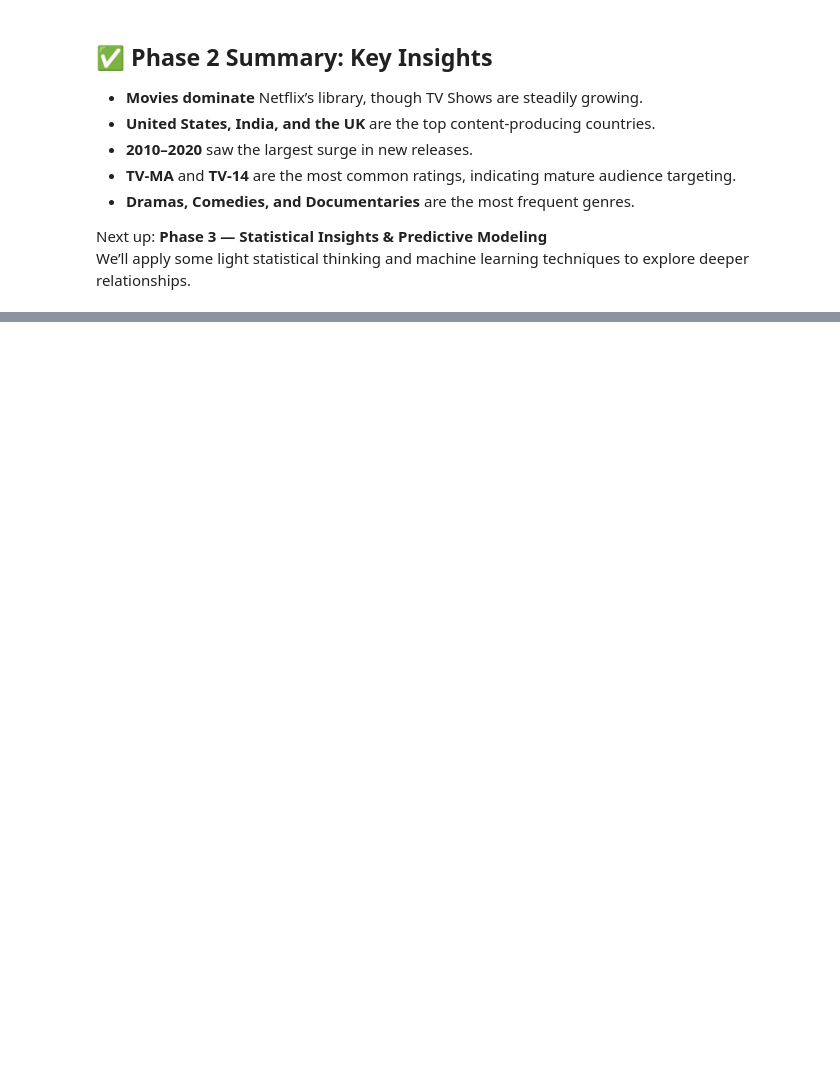
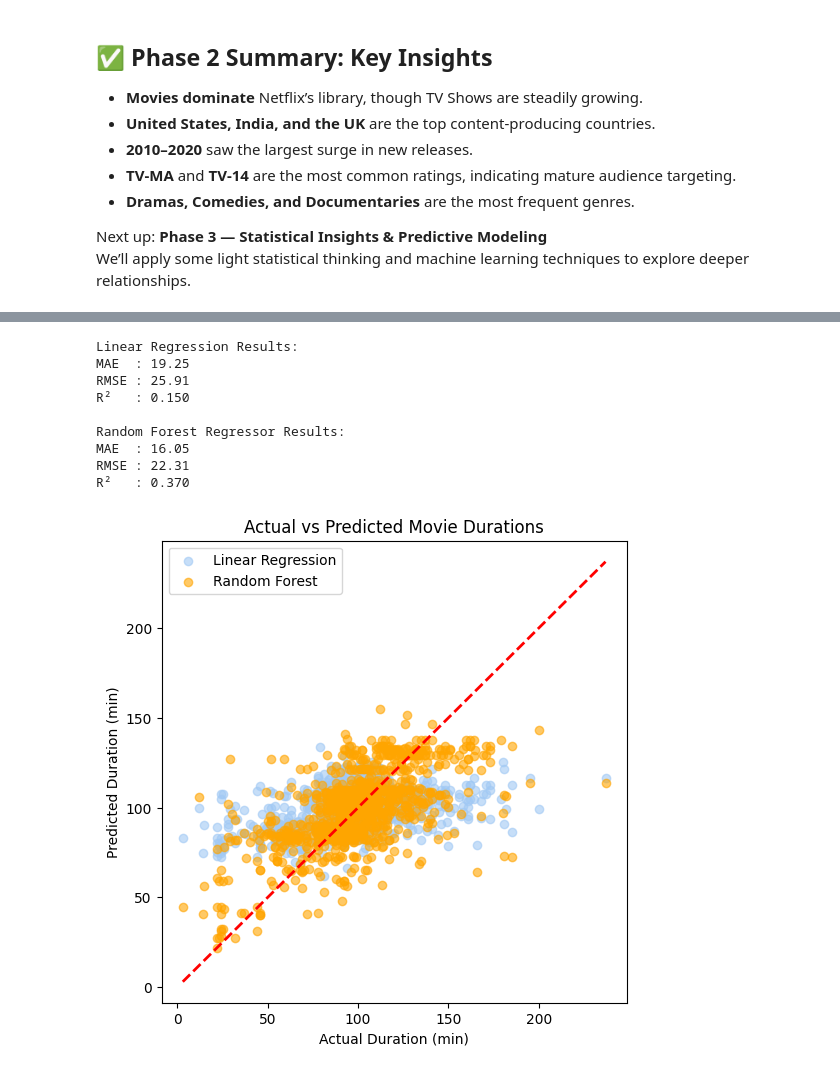
Before and after one commit to reijii23/netflix-eda, a Jupyter notebook: Project1_Netflix_EDA.ipynb, the cells around one changed output, grey strips where cells are left out. Cells and saved outputs as stored; diff of their text form; code cells hidden in the pictures; blank space fills up the shorter version.

```diff
--- a/Project1_Netflix_EDA.ipynb
+++ b/Project1_Netflix_EDA.ipynb
@@ -321,0 +612,58 @@ We’ll apply some light statistical thinking and machine learning techniques to
+# %%
+# =========================================================
+# 📘 Phase 3 - Part 3: Regression Analysis – Predicting Movie Durations
+# =========================================================
+
+from sklearn.linear_model import LinearRegression
+from sklearn.ensemble import RandomForestRegressor
+from sklearn.metrics import mean_absolute_error, mean_squared_error, r2_score
+import numpy as np
+
+# Split regression data into training/testing
+X_train_reg, X_test_reg, y_train_reg, y_test_reg = train_test_split(X_reg, y_reg, test_size=0.2, random_state=42)
+
+# 1️⃣ Linear Regression
+lin_reg = LinearRegression()
+lin_reg.fit(X_train_reg, y_train_reg)
+lin_preds = lin_reg.predict(X_test_reg)
+
+# 2️⃣ Random Forest Regressor
+rf_reg = RandomForestRegressor(n_estimators=200, random_state=42)
+rf_reg.fit(X_train_reg, y_train_reg)
+rf_preds = rf_reg.predict(X_test_reg)
+
+# 3️⃣ Evaluation Metrics
+def evaluate_model(y_true, y_pred, name):
+    mae = mean_absolute_error(y_true, y_pred)
+    rmse = np.sqrt(mean_squared_error(y_true, y_pred))
+    r2 = r2_score(y_true, y_pred)
+    print(f"\n{name} Results:")
+    print(f"MAE  : {mae:.2f}")
+    print(f"RMSE : {rmse:.2f}")
+    print(f"R²   : {r2:.3f}")
+    return mae, rmse, r2
+
+lin_metrics = evaluate_model(y_test_reg, lin_preds, "Linear Regression")
+rf_metrics = evaluate_model(y_test_reg, rf_preds, "Random Forest Regressor")
+
+# 4️⃣ Visualization – Actual vs Predicted
+plt.figure(figsize=(6,6))
+plt.scatter(y_test_reg, lin_preds, alpha=0.6, label="Linear Regression")
+plt.scatter(y_test_reg, rf_preds, alpha=0.6, label="Random Forest", color="orange")
+plt.plot([y_test_reg.min(), y_test_reg.max()], [y_test_reg.min(), y_test_reg.max()], 'r--', lw=2)
+plt.xlabel("Actual Duration (min)")
+plt.ylabel("Predicted Duration (min)")
+plt.title("Actual vs Predicted Movie Durations")
+plt.legend()
+plt.show()
+# %% [output]
+Linear Regression Results:
+MAE  : 19.25
+RMSE : 25.91
+R²   : 0.150
+
+Random Forest Regressor Results:
+MAE  : 16.05
+RMSE : 22.31
+R²   : 0.370
+[figure, added]
```
Also changed, not shown: parts of 19 cells of this notebook, 2 other files.
